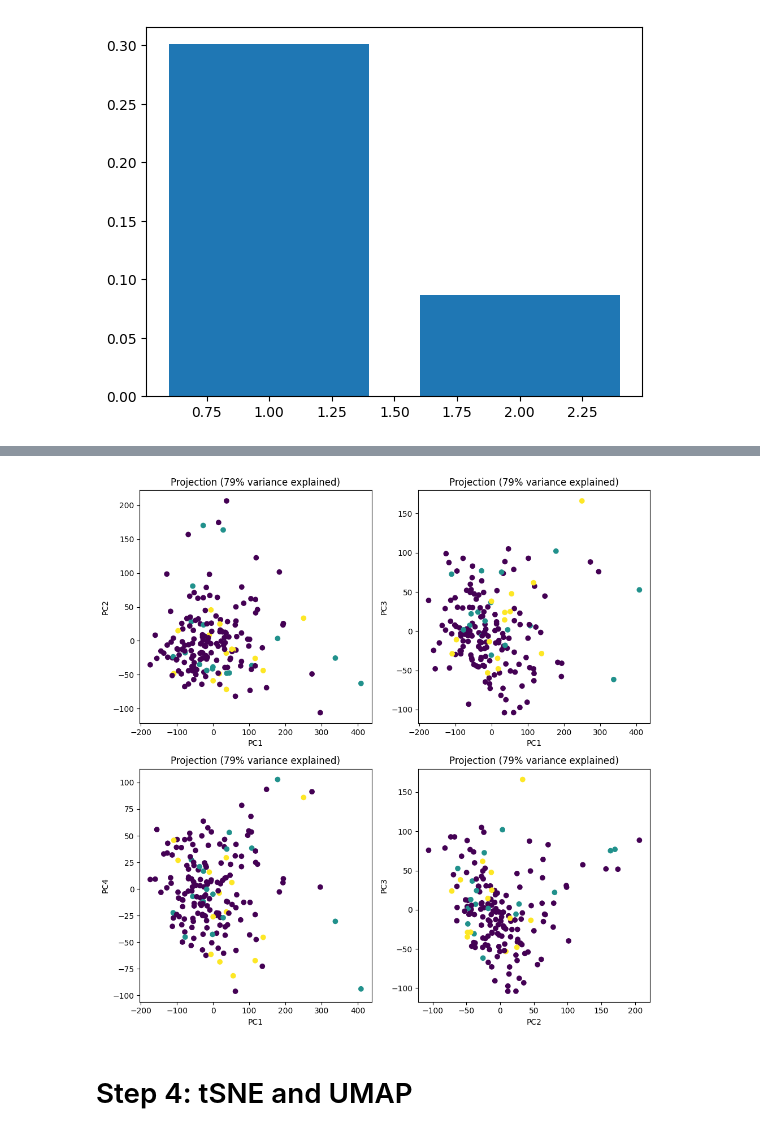
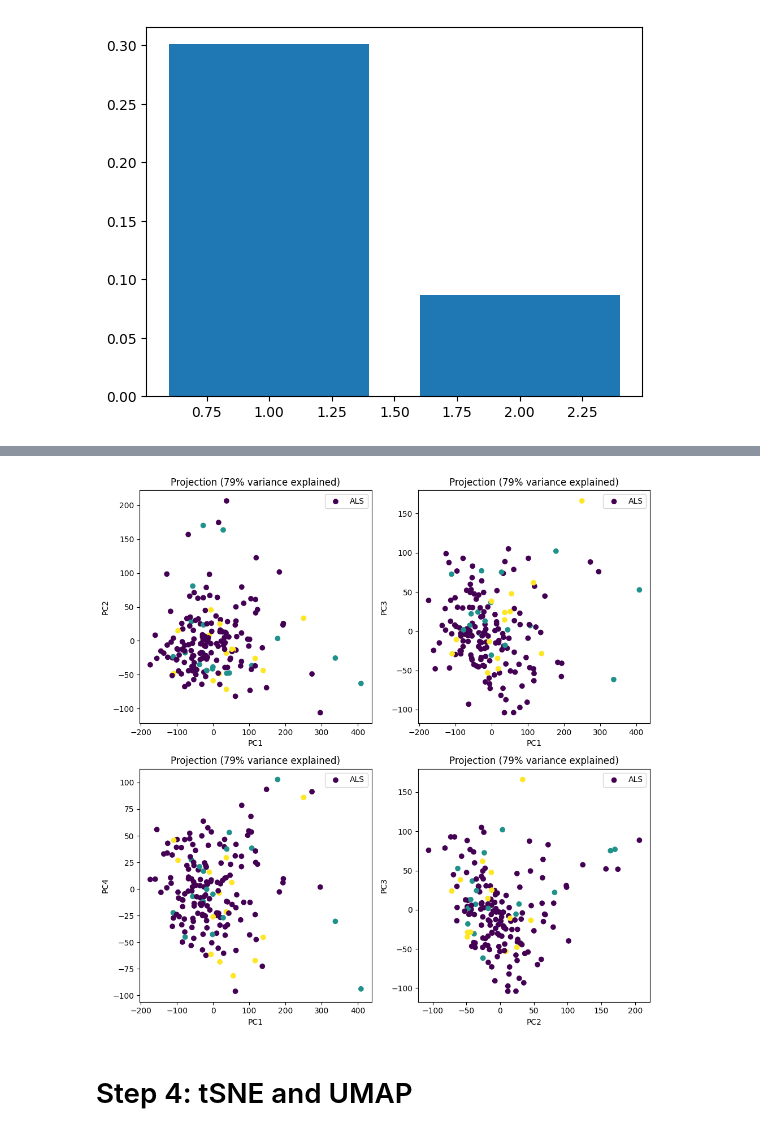
Before and after one commit to betacodd/Biomarkers_identification, a Jupyter notebook: Levy_Eytan_Bakic_Eytan/Eytan_part.ipynb, the cells around one changed output, grey strips where cells are left out. Saved outputs shown, nothing was run; the diff lists cells and outputs as text; code cells hidden in the pictures.

```diff
--- a/Levy_Eytan_Bakic_Eytan/Eytan_part.ipynb
+++ b/Levy_Eytan_Bakic_Eytan/Eytan_part.ipynb
@@ -102,6 +102,7 @@ class SampleMerger:
         names = []
         for item in self.sample_files:
             name = item.split('/')[-1].split('.')[0]
+            name = name.split('_')[0]
             names.append(name)
         self.df.index = names
 
@@ -474,34 +496,38 @@ annotations.collect_annotations()
 
 sample_groups = annotations.get_df()['sample group']
 
 group_codes = pd.Categorical(sample_groups).codes
 
 fig, axes = plt.subplots(2, 2, figsize=(10, 10))
 
 axes[0, 0].scatter(principalDf['PC1'], principalDf['PC2'], c=group_codes)
 axes[0, 0].set_title("Projection ({}% variance explained)".format(int(sum(expl_variance_ratio*100))))
 axes[0, 0].set_xlabel('PC1')
 axes[0, 0].set_ylabel('PC2')
+axes[0,0].legend(labels=['ALS', 'Control', 'Other'])
 
 axes[0, 1].scatter(principalDf['PC1'], principalDf['PC3'], c=group_codes)
 axes[0, 1].set_title("Projection ({}% variance explained)".format(int(sum(expl_variance_ratio*100))))
 axes[0, 1].set_xlabel('PC1')
 axes[0, 1].set_ylabel('PC3')
+axes[0,1].legend(labels=['ALS', 'Control', 'Other'])
 
 axes[1, 0].scatter(principalDf['PC1'], principalDf['PC4'], c=group_codes)
 axes[1, 0].set_title("Projection ({}% variance explained)".format(int(sum(expl_variance_ratio*100))))
 axes[1, 0].set_xlabel('PC1')
 axes[1, 0].set_ylabel('PC4')
+axes[1,0].legend(labels=['ALS', 'Control', 'Other'])
 
 axes[1, 1].scatter(principalDf['PC2'], principalDf['PC3'], c=group_codes)
 axes[1, 1].set_title("Projection ({}% variance explained)".format(int(sum(expl_variance_ratio*100))))
 axes[1, 1].set_xlabel('PC2')
 axes[1, 1].set_ylabel('PC3')
+axes[1,1].legend(labels=['ALS', 'Control', 'Other'])
 
 plt.tight_layout()
 plt.show()
 # %% [output]
-[figure, old version]
+[figure, new version]
 # %% [markdown]
 # Step 4: tSNE and UMAP
 # %% [markdown]
```
Also changed, not shown: parts of 6 cells of this notebook.
